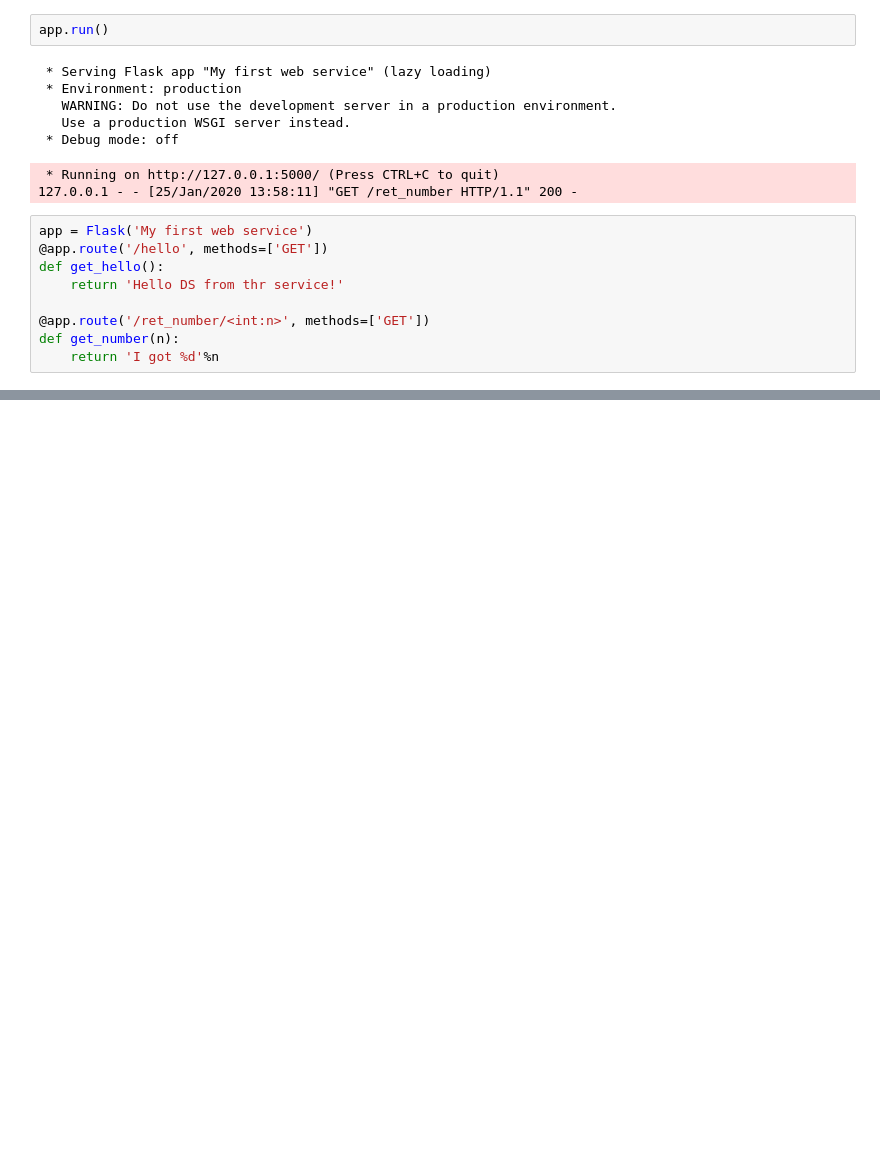
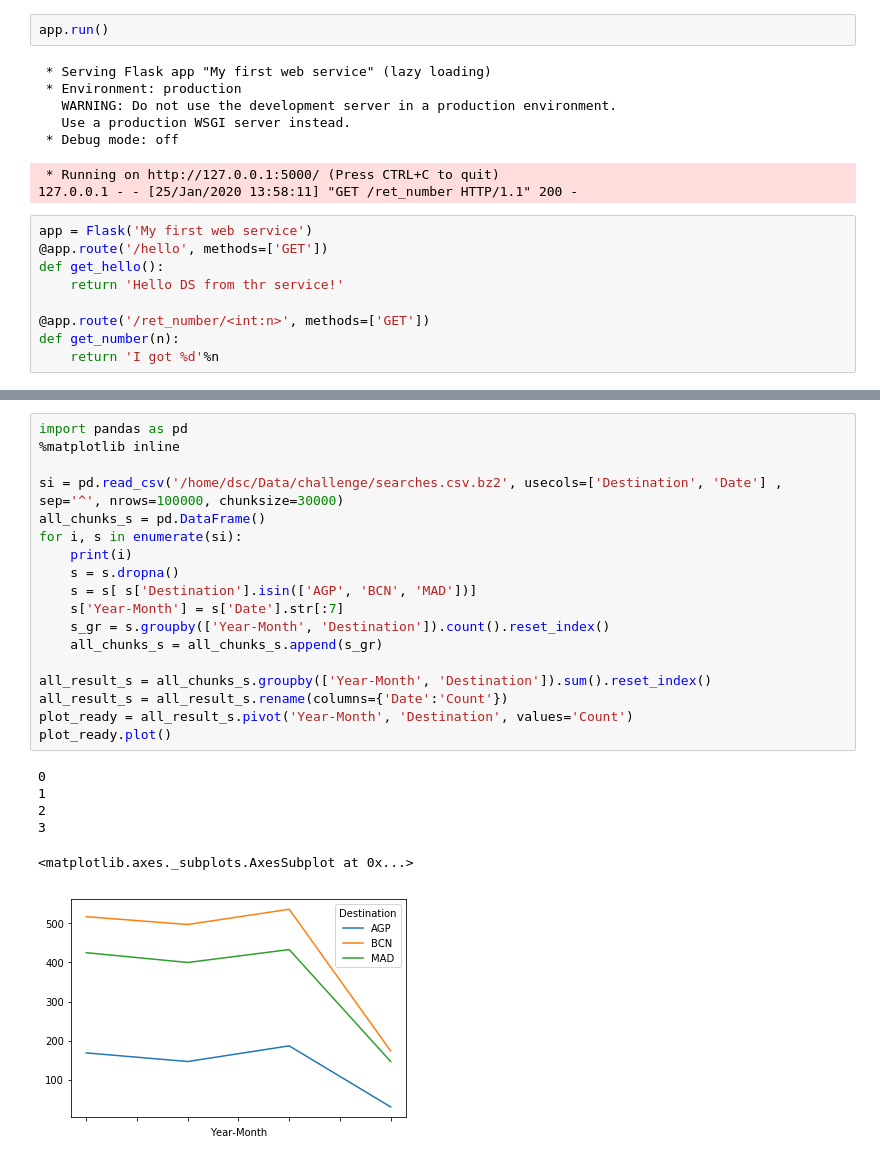
Before and after one commit to martaarozarena/master-data-science, a Jupyter notebook: AmadChallengeMarta.ipynb, the cells around one changed output, grey strips where cells are left out. Saved outputs shown, nothing was run; the diff lists cells and outputs as text; blank space fills up the shorter version.

```diff
--- a/AmadChallengeMarta.ipynb
+++ b/AmadChallengeMarta.ipynb
@@ -684,0 +1066,25 @@ app.run()
+# %%
+import pandas as pd
+%matplotlib inline
+
+si = pd.read_csv('/home/dsc/Data/challenge/searches.csv.bz2', usecols=['Destination', 'Date'] , sep='^', nrows=100000, chunksize=30000)
+all_chunks_s = pd.DataFrame()
+for i, s in enumerate(si):
+    print(i)
+    s = s.dropna()
+    s = s[ s['Destination'].isin(['AGP', 'BCN', 'MAD'])]
+    s['Year-Month'] = s['Date'].str[:7]
+    s_gr = s.groupby(['Year-Month', 'Destination']).count().reset_index()
+    all_chunks_s = all_chunks_s.append(s_gr)
+
+all_result_s = all_chunks_s.groupby(['Year-Month', 'Destination']).sum().reset_index()
+all_result_s = all_result_s.rename(columns={'Date':'Count'})
+plot_ready = all_result_s.pivot('Year-Month', 'Destination', values='Count')
+plot_ready.plot()
+# %% [output]
+0
+1
+2
+3
+<matplotlib.axes._subplots.AxesSubplot at 0x...>
+[figure, added]
```
Also changed, not shown: parts of 82 cells of this notebook.
